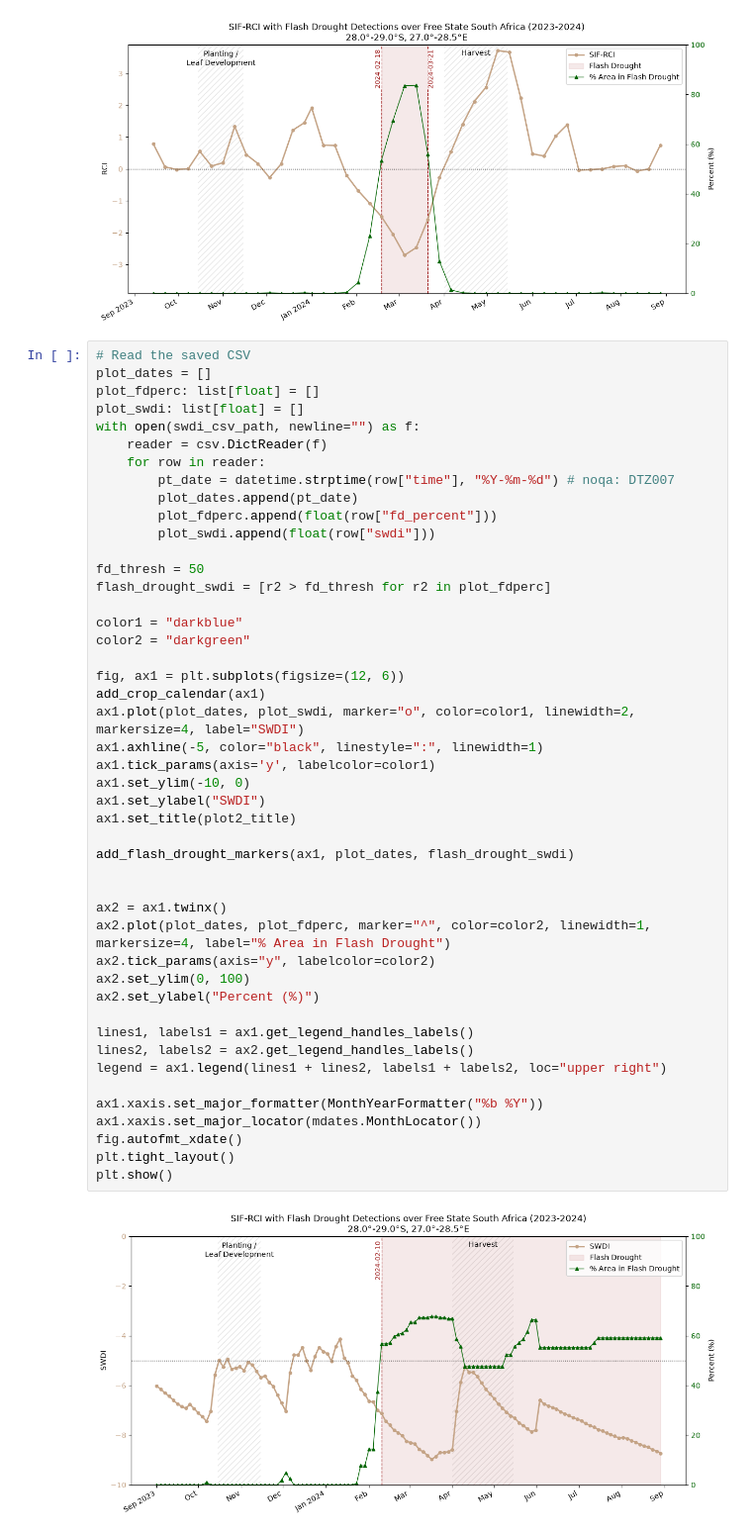
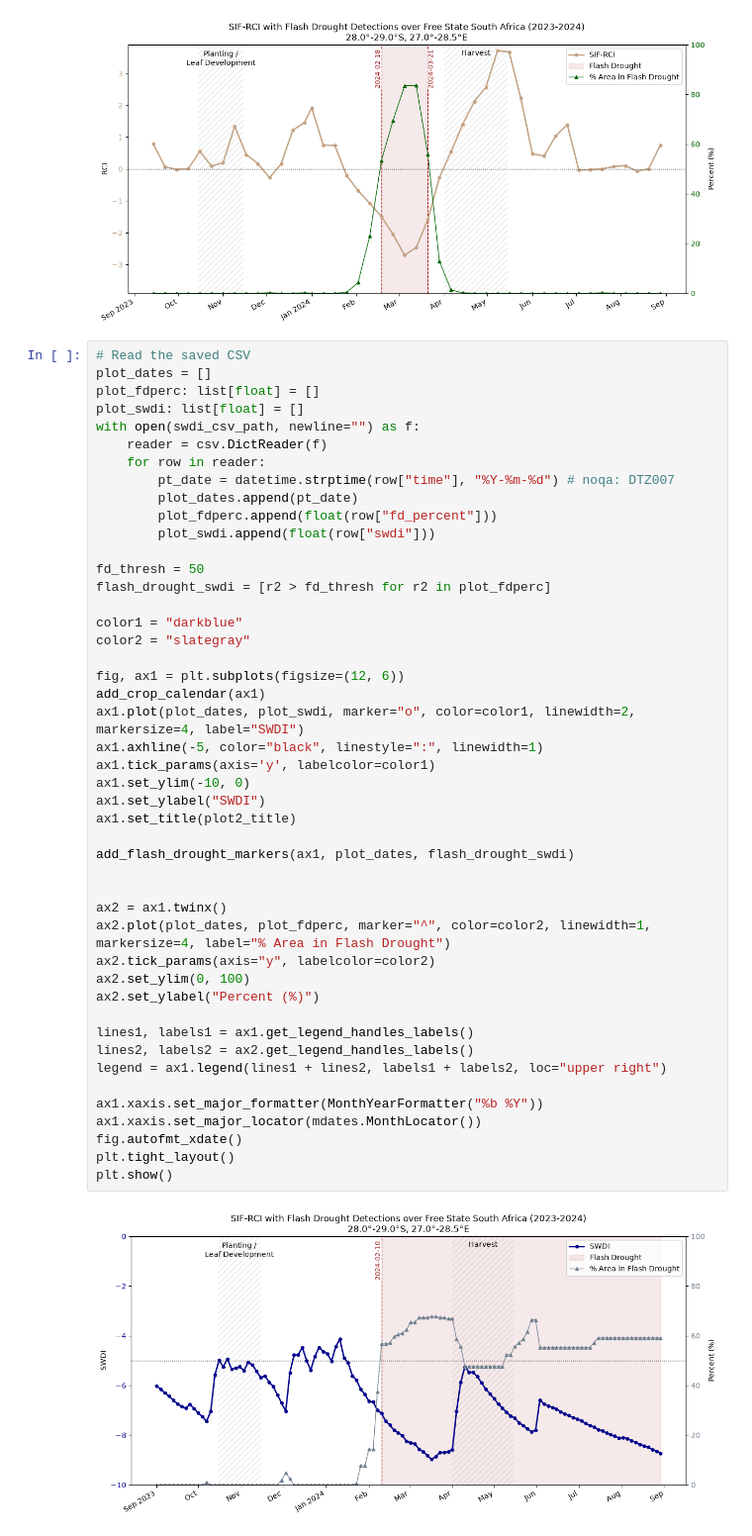
Before and after one commit to asaito333/flash-drought-ARSET, a Jupyter notebook: notebooks/2_detection.ipynb, the cells around one changed output. Shown at 99% size. Drawn from its saved outputs; the diff is of its cells as text.

Commit message:
Added SWDI detection code and plot

```diff
--- a/notebooks/2_detection.ipynb
+++ b/notebooks/2_detection.ipynb
@@ -370,34 +370,34 @@ fd_thresh = 50
 flash_drought_swdi = [r2 > fd_thresh for r2 in plot_fdperc]
 
 color1 = "darkblue"
-color2 = "darkgreen"
+color2 = "slategray"
 
 fig, ax1 = plt.subplots(figsize=(12, 6))
 add_crop_calendar(ax1)
 ax1.plot(plot_dates, plot_swdi, marker="o", color=color1, linewidth=2, markersize=4, label="SWDI")
 ax1.axhline(-5, color="black", linestyle=":", linewidth=1)
 ax1.tick_params(axis='y', labelcolor=color1)
 ax1.set_ylim(-10, 0)
 ax1.set_ylabel("SWDI")
 ax1.set_title(plot2_title)
 
 add_flash_drought_markers(ax1, plot_dates, flash_drought_swdi)
 
 
 ax2 = ax1.twinx()
 ax2.plot(plot_dates, plot_fdperc, marker="^", color=color2, linewidth=1, markersize=4, label="% Area in Flash Drought")
 ax2.tick_params(axis="y", labelcolor=color2)
 ax2.set_ylim(0, 100)
 ax2.set_ylabel("Percent (%)")
 
 lines1, labels1 = ax1.get_legend_handles_labels()
 lines2, labels2 = ax2.get_legend_handles_labels()
 legend = ax1.legend(lines1 + lines2, labels1 + labels2, loc="upper right")
 
 ax1.xaxis.set_major_formatter(MonthYearFormatter("%b %Y"))
 ax1.xaxis.set_major_locator(mdates.MonthLocator())
 fig.autofmt_xdate()
 plt.tight_layout()
 plt.show()
 # %% [output]
-[figure, old version]
+[figure, new version]
```
